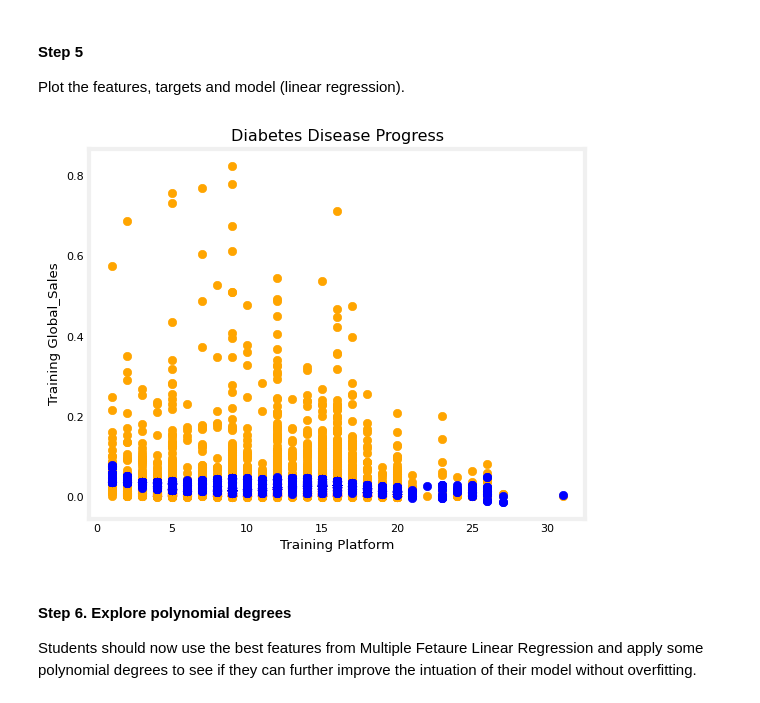
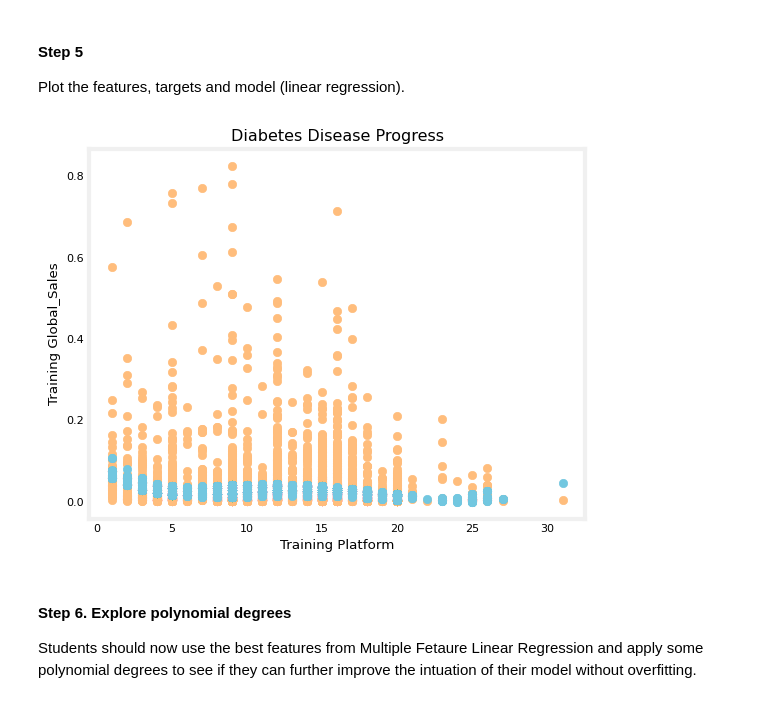
Before and after one commit to TempeHS/2026SE_MLOPStask_Zoe.R, a Jupyter notebook: 2.Model_Development/2.3.AAA_Train_Model/model_training_AAA.ipynb, the cells around one changed output. Saved outputs shown, nothing was run; the diff lists cells and outputs as text; code cells hidden in the pictures.

```diff
--- a/2.Model_Development/2.3.AAA_Train_Model/model_training_AAA.ipynb
+++ b/2.Model_Development/2.3.AAA_Train_Model/model_training_AAA.ipynb
@@ -62,7 +62,7 @@ Then save an instance of PolynomialFeatures, adjust the 'degree' parameter to su
 
 Then use the [Scikit-learn](https://scikit-learn.org/stable/) library to instantiate a Machine Learning model class and store it in the `my_model` variable as an object.
 # %%
-poly = PolynomialFeatures(degree=10, include_bias=False)
+poly = PolynomialFeatures(degree=5, include_bias=False)
 poly_features = poly.fit_transform(x)
 
 # Create the model
@@ -153,21 +153,21 @@ Plot the features, targets and model (linear regression).
 # %%
 y_pred = my_model.predict(poly_features)
 if(len(x_name) != 1):
-    plt.scatter(training_data.Platform, y, color="Orange")
-    plt.scatter(training_data.Platform, y_pred, color="Blue")
+    plt.scatter(training_data.Platform, y, color="#ffbd7c")
+    plt.scatter(training_data.Platform, y_pred, color="#72c7e0")
     plt.title("Diabetes Disease Progress")
     plt.ylabel(f'Training {y_name}')
     plt.xlabel(f'Training {x_name[0]}')
 else:
     fig,ax=plt.subplots(1,len(x_name),figsize=(12,3),sharey=True)
     for i in range(len(ax)):
         ax[i].scatter(x[:,i],y, label = 'target')
         ax[i].set_xlabel(x_name[i])
-        ax[i].scatter(x[:,i],y_pred,color="orange", label = 'predict')
+        ax[i].scatter(x[:,i],y_pred,color="orage", label = 'predict')
     ax[0].set_ylabel("Target"); ax[0].legend();
     fig.suptitle("Diabetes Disease Progress")
 plt.show()
 # %% [output]
-[figure, old version]
+[figure, new version]
 # %%
 # save the poly to disk
```
Also changed, not shown: parts of 2 cells of this notebook, 6 other files.
